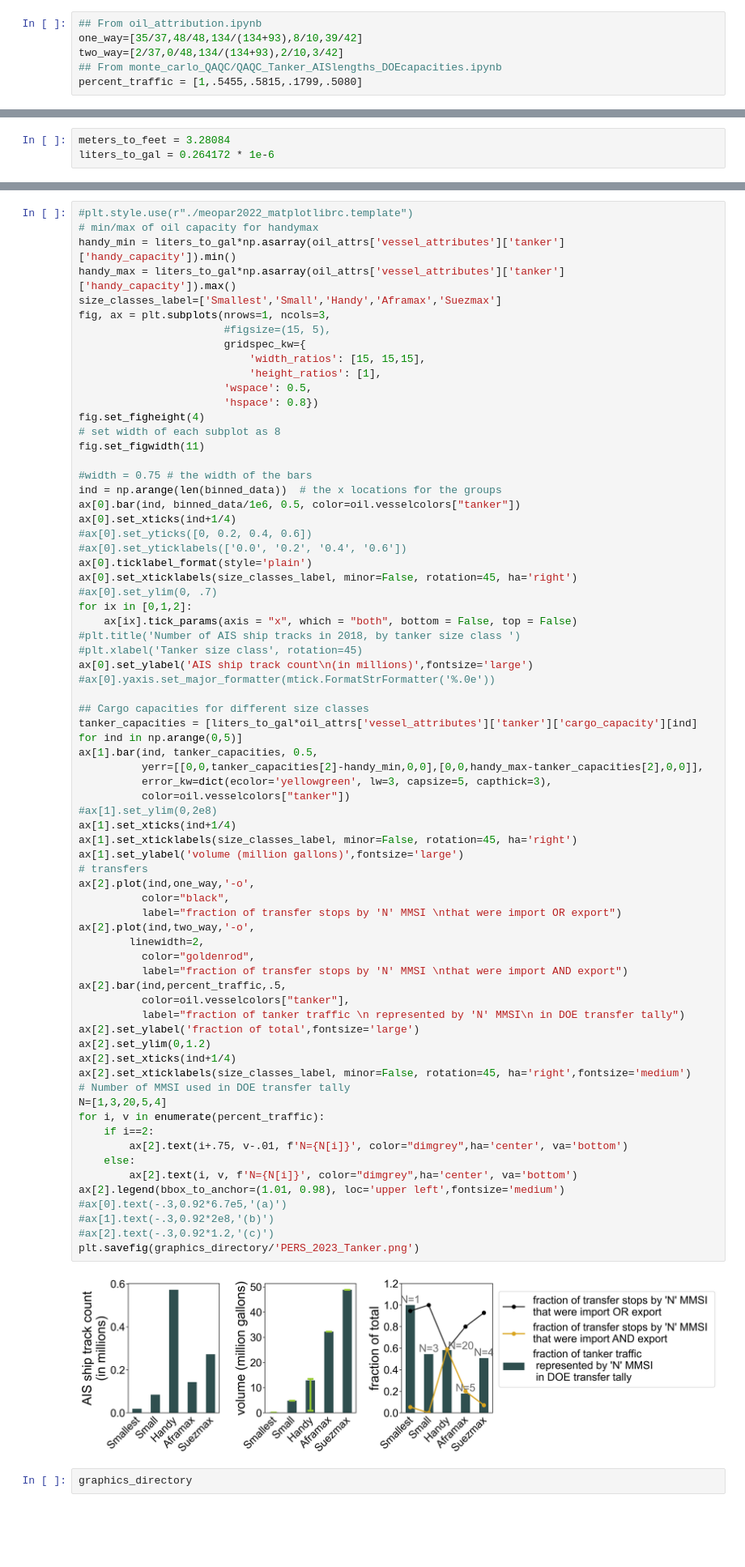
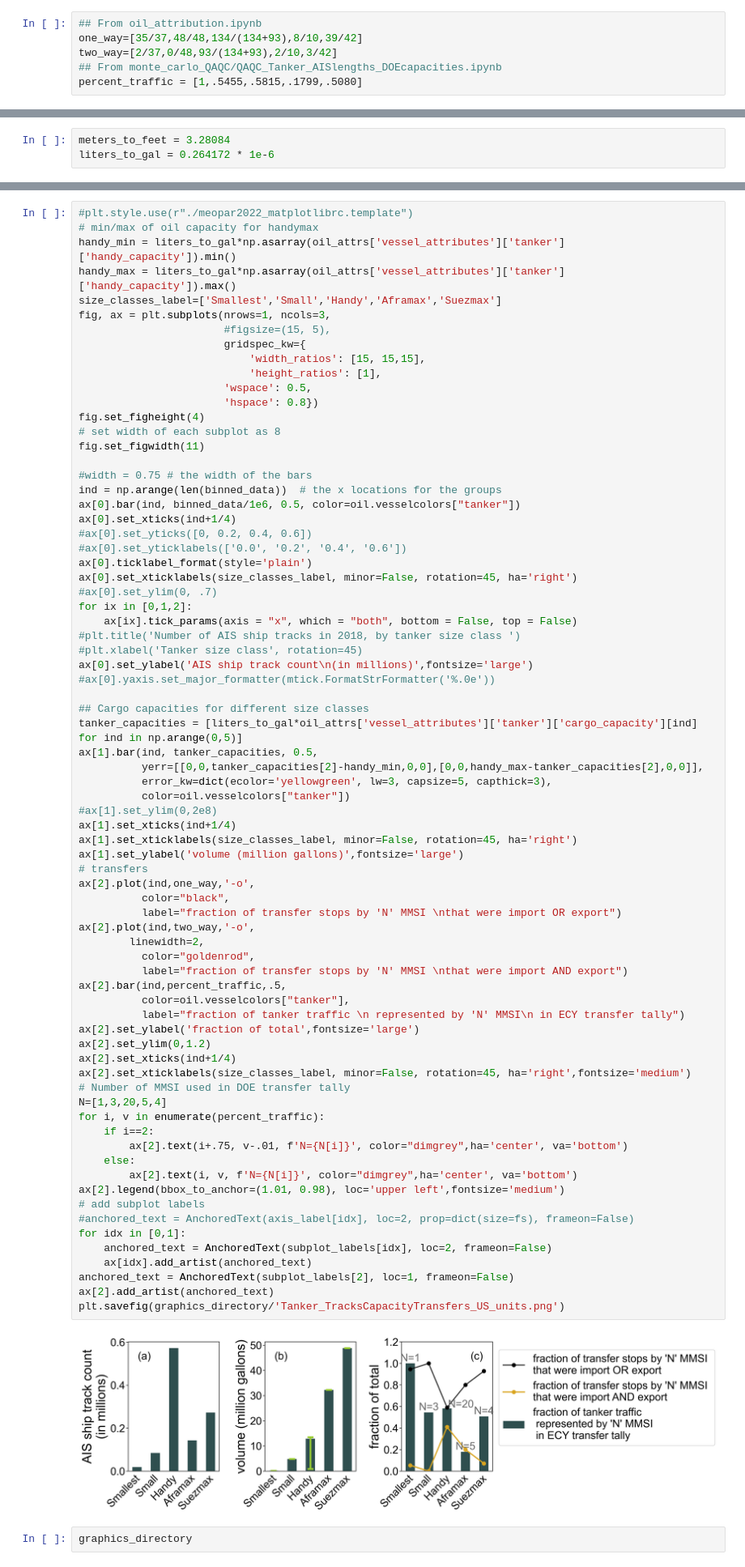
Before and after one commit to MIDOSS/analysis-rachael, a Jupyter notebook: notebooks/JGR/ATBHandyCargo_comparison.ipynb, the cells around one changed output, grey strips where cells are left out. Shown at 81% size. Saved outputs shown, nothing was run; the diff lists cells and outputs as text; blank space fills up the shorter version.

Commit message:
Created US & CAD unit graphics for tanker behavior

```diff
--- a/notebooks/JGR/ATBHandyCargo_comparison.ipynb
+++ b/notebooks/JGR/ATBHandyCargo_comparison.ipynb
@@ -369,7 +356,7 @@ for idx,value in enumerate(allTracks_tanker["LENGTH"]):
 # %%
 ## From oil_attribution.ipynb
 one_way=[35/37,48/48,134/(134+93),8/10,39/42]
-two_way=[2/37,0/48,134/(134+93),2/10,3/42]
+two_way=[2/37,0/48,93/(134+93),2/10,3/42]
 ## From monte_carlo_QAQC/QAQC_Tanker_AISlengths_DOEcapacities.ipynb
 percent_traffic = [1,.5455,.5815,.1799,.5080]
 # %% [markdown]
@@ -425,39 +482,43 @@ ax[1].bar(ind, tanker_capacities, 0.5,
           yerr=[[0,0,tanker_capacities[2]-handy_min,0,0],[0,0,handy_max-tanker_capacities[2],0,0]],
           error_kw=dict(ecolor='yellowgreen', lw=3, capsize=5, capthick=3),
           color=oil.vesselcolors["tanker"])
 #ax[1].set_ylim(0,2e8)
 ax[1].set_xticks(ind+1/4)
 ax[1].set_xticklabels(size_classes_label, minor=False, rotation=45, ha='right')
 ax[1].set_ylabel('volume (million gallons)',fontsize='large')
 # transfers
 ax[2].plot(ind,one_way,'-o',
           color="black",
           label="fraction of transfer stops by 'N' MMSI \nthat were import OR export")
 ax[2].plot(ind,two_way,'-o',
         linewidth=2,
           color="goldenrod",
           label="fraction of transfer stops by 'N' MMSI \nthat were import AND export")
 ax[2].bar(ind,percent_traffic,.5,
           color=oil.vesselcolors["tanker"],
-          label="fraction of tanker traffic \n represented by 'N' MMSI\n in DOE transfer tally")
+          label="fraction of tanker traffic \n represented by 'N' MMSI\n in ECY transfer tally")
 ax[2].set_ylabel('fraction of total',fontsize='large')
 ax[2].set_ylim(0,1.2)
 ax[2].set_xticks(ind+1/4)
 ax[2].set_xticklabels(size_classes_label, minor=False, rotation=45, ha='right',fontsize='medium')
 # Number of MMSI used in DOE transfer tally
 N=[1,3,20,5,4]
 for i, v in enumerate(percent_traffic):
     if i==2:
         ax[2].text(i+.75, v-.01, f'N={N[i]}', color="dimgrey",ha='center', va='bottom')
     else:
         ax[2].text(i, v, f'N={N[i]}', color="dimgrey",ha='center', va='bottom')
 ax[2].legend(bbox_to_anchor=(1.01, 0.98), loc='upper left',fontsize='medium')
-#ax[0].text(-.3,0.92*6.7e5,'(a)')
-#ax[1].text(-.3,0.92*2e8,'(b)')
-#ax[2].text(-.3,0.92*1.2,'(c)')
-plt.savefig(graphics_directory/'PERS_2023_Tanker.png')
+# add subplot labels
+#anchored_text = AnchoredText(axis_label[idx], loc=2, prop=dict(size=fs), frameon=False)
+for idx in [0,1]:
+    anchored_text = AnchoredText(subplot_labels[idx], loc=2, frameon=False)
+    ax[idx].add_artist(anchored_text)
+anchored_text = AnchoredText(subplot_labels[2], loc=1, frameon=False)
+ax[2].add_artist(anchored_text)
+plt.savefig(graphics_directory/'Tanker_TracksCapacityTransfers_US_units.png')
 # %% [output]
-[figure, old version]
+[figure, new version]
 # %%
 graphics_directory
 # %% [output]
```
Also changed, not shown: parts of 9 cells of this notebook.
